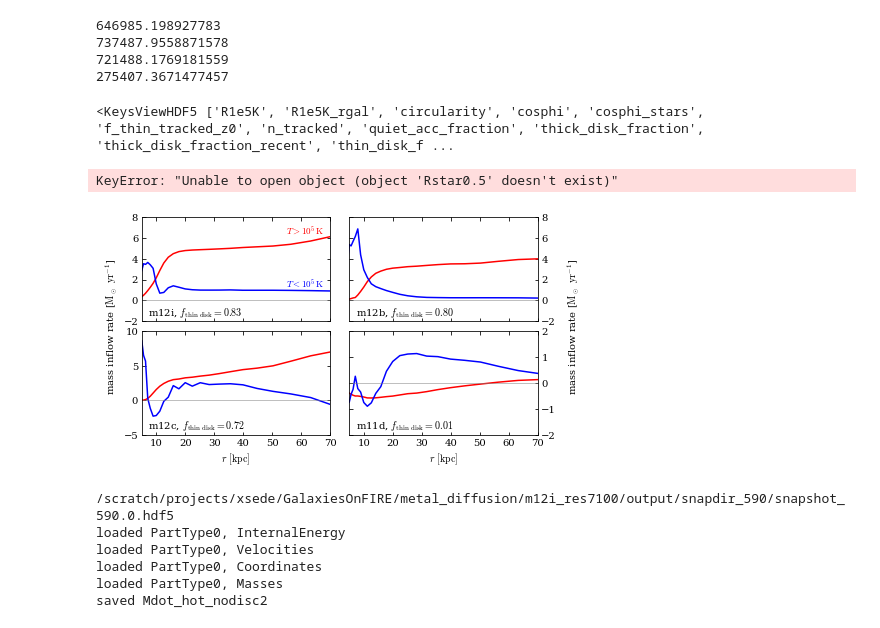
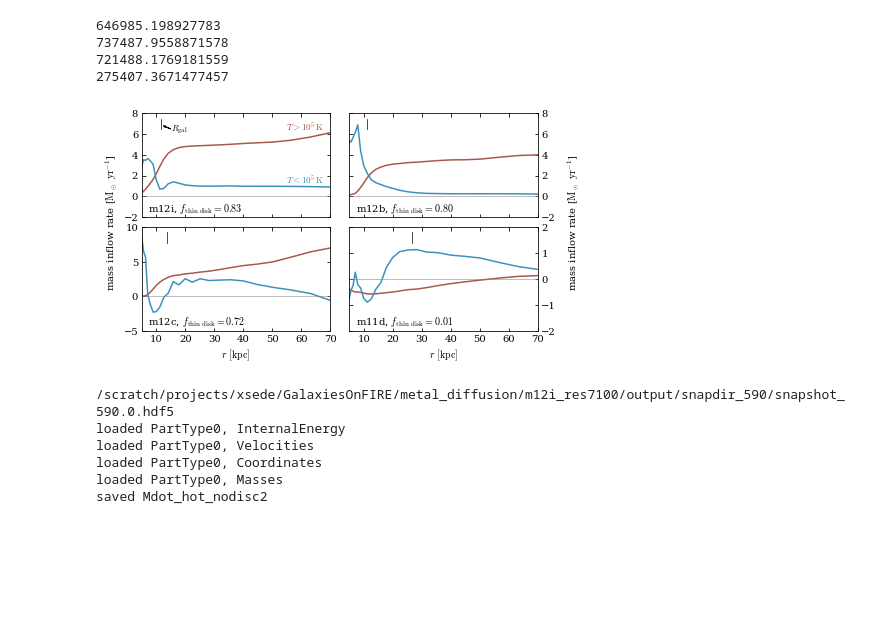
Before and after one commit to zhafen/Hot-Accretion-in-FIRE, a Jupyter notebook: exploratory_analysis/HowDoesHotAccretionWork.ipynb, the cells around one changed output. Drawn from its saved outputs; the diff is of its cells as text; code cells hidden in the pictures; blank space fills up the shorter version.

Commit message:
updates to Mdot fig

```diff
--- a/exploratory_analysis/HowDoesHotAccretionWork.ipynb
+++ b/exploratory_analysis/HowDoesHotAccretionWork.ipynb
@@ -54,14 +54,13 @@ import h5py
 ZachData = h5py.File('../data/summary.hdf5')
 # %%
 f_thin = [ZachData['thin_disk_fraction_recent'][s+'_'+simgroup].value for s in simnames]
-# %%
-ZachData.keys()
-# %% [output]
-<KeysViewHDF5 ['R1e5K', 'R1e5K_rgal', 'circularity', 'cosphi', 'cosphi_stars', 'f_thin_tracked_z0', 'n_tracked', 'quiet_acc_fraction', 'thick_disk_fraction', 'thick_disk_fraction_recent', 'thin_disk_f ...
 # %%
-[ZachData['Rstar0.5'][s+'_'+simgroup].value for s in simnames]
+Rstars = [ZachData['Rstar0.5'][s+'_'+simgroup].value for s in simnames]
-# %% [output]
-KeyError: "Unable to open object (object 'Rstar0.5' doesn't exist)"
+# %%
+import palettable
+blue = palettable.scientific.diverging.Berlin_7.mpl_colors[1]
+red = palettable.scientific.diverging.Berlin_7.mpl_colors[-2]
+slantlinepropsblack = {'width':0.1,'headwidth':1.5,'headlength':2,'color':'k'}
 # %%
 N = 5
 fig = pl.figure(figsize=(ff.pB.fig_width_full,4))
@@ -69,44 +68,46 @@ pl.subplots_adjust(wspace=0.1,hspace=0.1)
 for isim,simname1 in enumerate(('m12i','m12b','m12c','m11d')):
     ax = pl.subplot(2,2,isim+1)
     Mdots = Mdot_0[isim],Mdot_1[isim]+Mdot_2[isim]
-    cs = 'rbc'
+    cs = red,blue
     for i,Mdot in enumerate(Mdots):
         med = np.average(Mdot[:],axis=0)
         med_binned = np.average(med[:N*(med.shape[0]//N)].reshape(med.shape[0]//N,N),axis=1)
         pl.plot(prof1.rs_midbins()[N//2:N*(med.shape[0]//N):N],-med_binned,c=cs[i])
     pl.xlim(5,70)
     pl.axhline(0,c='.5',ls='-',lw=0.5)
     if isim==0:
-        pl.text(68,6.35,r'$T>10^5\,{\rm K}$',     c='r',ha='right',fontsize=9)
-        pl.text(68,1.2,r'$T<10^5\,{\rm K}$',c='b',ha='right',fontsize=9)
+        pl.text(68,6.35,r'$T>10^5\,{\rm K}$',     c=red,ha='right',fontsize=9)
+        pl.text(68,1.2,r'$T<10^5\,{\rm K}$',c=blue,ha='right',fontsize=9)
+        pl.text(15,6.25,r'$R_{\rm gal}$',ha='left',fontsize=9)
+        pl.annotate('',(12.5,6.8),(15,6.5),arrowprops=slantlinepropsblack)
         yrng = np.array([-2,8])
 #         pl.text(68,-0.75,r'$T<5000\,{\rm K}$',     c='c',ha='right',fontsize=9)
 
         pl.ylim(-2,8)
     if isim==1: yrng = np.array([-2,8])
     if isim==2: yrng = np.array([-5,10])
     if isim==3: yrng = np.array([-2,2])
     pl.ylim(*yrng)
-#     pl.plot([0.1*profs[isim].rvir]*2,
-#             yrng[0]+np.array([0.95,1.05])*(yrng[1]-yrng[0]),
-#             c='k',lw=0.7,clip_on=False)
+    pl.plot([4*Rstars[isim]]*2,
+             yrng[0]+np.array([0.85,0.95])*(yrng[1]-yrng[0]),
+             c='k',lw=0.7,clip_on=False)
     ax.xaxis.set_major_locator(ticker.MultipleLocator(10))
 #     ax.xaxis.set_ticks_position('bottom')
     if not ax.is_last_row():
         ax.xaxis.set_major_formatter(ticker.NullFormatter())
     else:
         pl.xlabel(r'$r\ [{\rm kpc}]$')
     if ax.is_last_col():
         ax.yaxis.set_label_position('right')
         ax.yaxis.set_ticks_position('right')
         ax.yaxis.set_ticks_position('both')
     pl.text(0.035,0.055,r'%s, $f_{\rm thin~disk}= %.2f$'%(simname1,f_thin[isim]), transform=ax.transAxes)
 for x in 0.065,0.97:
     pl.text(x,.5,r'mass inflow rate [${\rm M}_\odot\ {\rm yr}^{-1}$]',
         ha='center',va='center',rotation=90,transform=fig.transFigure)
-pl.savefig(figDir+'Mdot_all_halo.pdf',bbox_inches='tight')
+pl.savefig(figDir+'Mdot.pdf',bbox_inches='tight')
 # %% [output]
-[figure, old version]
+[figure, new version]
 # %%
 Mdot_0 = {}; Mdot_1 = {}; Mdot_2 = {}; Edot_grav = {}; Edot_comp = {}; Edot_cool = {}; Edot_advec = {}; SFRs = {}; SFRs2 = {}
 snapshots = np.arange(590,550,-1)[:]
```
Also changed, not shown: 2 other files.
